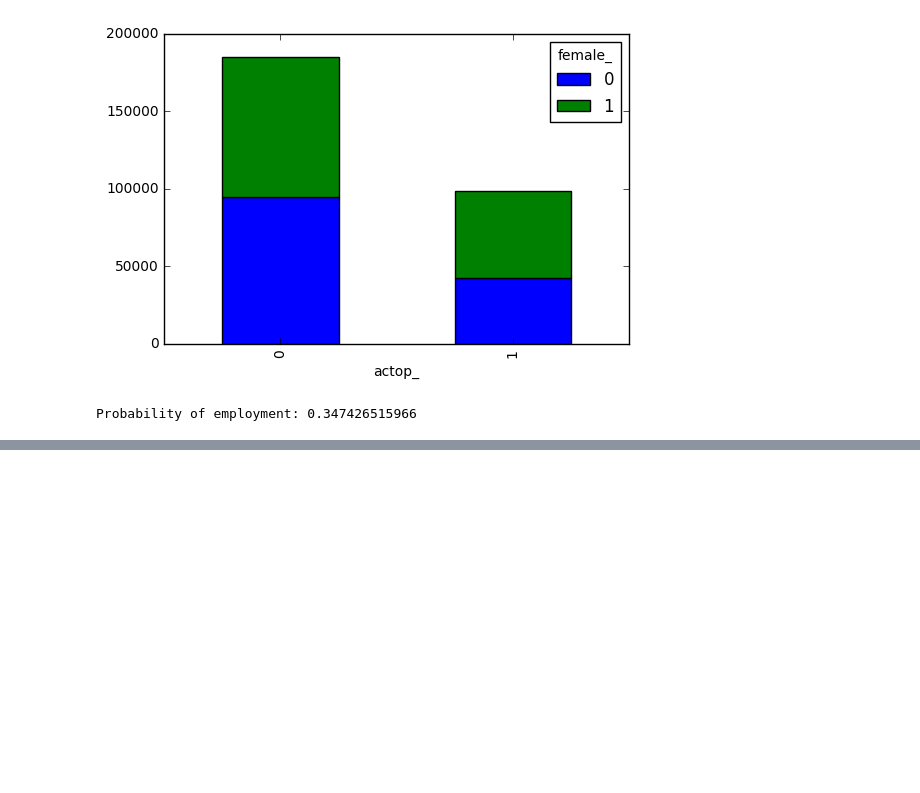
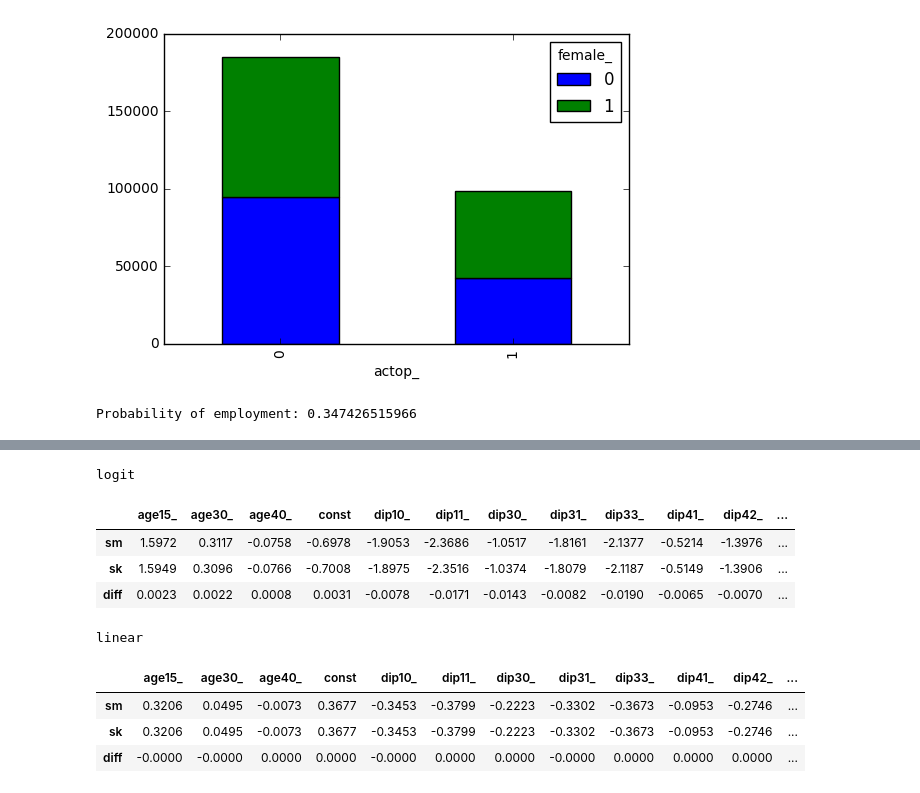
Before and after one commit to ncocacola/econml, a Jupyter notebook: python/eec15.ipynb, the cells around one changed output, grey strips where cells are left out. Saved outputs shown, nothing was run; the diff lists cells and outputs as text; code cells hidden in the pictures; blank space fills up the shorter version.

```diff
--- a/python/eec15.ipynb
+++ b/python/eec15.ipynb
@@ -88,0 +97,24 @@ Probability of employment: 0.347426515966
+# %%
+models = OrderedDict({
+    "linear_sk": linear_model.LinearRegression(fit_intercept=True).fit(X["t1"], y["t1"]),
+    "linear_sm": sm.OLS(y["t1"], sm.add_constant(X["t1"])).fit(disp=False),
+
+    "logit_sk": linear_model.LogisticRegression(solver="sag").fit(X["t1"], y["t1"]),
+    "logit_sm": sm.Logit(y["t1"], sm.add_constant(X["t1"])).fit(disp=False),
+
+#     "probit_sk": no `probit` in sci-kit learn
+    "probit_sm": sm.Probit(y["t1"], sm.add_constant(X["t1"])).fit(disp=False),
+})
+# %%
+# These functions allow us to enable/disable models throughout the notebook
+# by simply commenting them out in the dictionary above
+def enabled(models_list):
+    if not isinstance(models_list, list):
+        raise Exception("Argument to 'enabled()' should be a list.")
+    return all([m in models for m in models_list])
+
+def enabled_models(models_list):
+    return [x for x in models_list if x in models]
+
+def model_type(model):
+    return model[:-3]
@@ -88,0 +144,31 @@ Probability of employment: 0.347426515966
+# %%
+# Compare the coefficients from both fits (they should be the same)
+regressors = list(X["t1"].columns) + ["const"]
+coeffs = {}
+
+if enabled(["linear_sm", "linear_sk"]):
+    coeffs["linear"] = pd.DataFrame(index=regressors)
+    coeffs["linear"]["sm"] = models["linear_sm"].params
+    coeffs["linear"]["sk"] = pd.Series(np.append(models["linear_sk"].coef_, models["linear_sk"].intercept_), index=regressors)
+    coeffs["linear"]["diff"] = coeffs["linear"]["sm"] - coeffs["linear"]["sk"]
+
+if enabled(["logit_sm", "logit_sk"]):
+    coeffs["logit"] = pd.DataFrame(index=regressors)
+    coeffs["logit"]["sm"] = models["logit_sm"].params
+    coeffs["logit"]["sk"] = pd.Series(np.append(models["logit_sk"].coef_, models["logit_sk"].intercept_), index=regressors)
+    coeffs["logit"]["diff"] = coeffs["logit"]["sm"] - coeffs["logit"]["sk"]
+
+for mtype in coeffs:
+    print mtype
+    display(coeffs[mtype].sort_index().transpose())
+# %% [output]
+logit
+|  | age15_ | age30_ | age40_ | const | dip10_ | dip11_ | dip30_ | dip31_ | dip33_ | dip41_ | dip42_ | ... |
+| sm | 1.5972 | 0.3117 | -0.0758 | -0.6978 | -1.9053 | -2.3686 | -1.0517 | -1.8161 | -2.1377 | -0.5214 | -1.3976 | ... |
+| sk | 1.5949 | 0.3096 | -0.0766 | -0.7008 | -1.8975 | -2.3516 | -1.0374 | -1.8079 | -2.1187 | -0.5149 | -1.3906 | ... |
+| diff | 0.0023 | 0.0022 | 0.0008 | 0.0031 | -0.0078 | -0.0171 | -0.0143 | -0.0082 | -0.0190 | -0.0065 | -0.0070 | ... |
+linear
+|  | age15_ | age30_ | age40_ | const | dip10_ | dip11_ | dip30_ | dip31_ | dip33_ | dip41_ | dip42_ | ... |
+| sm | 0.3206 | 0.0495 | -0.0073 | 0.3677 | -0.3453 | -0.3799 | -0.2223 | -0.3302 | -0.3673 | -0.0953 | -0.2746 | ... |
+| sk | 0.3206 | 0.0495 | -0.0073 | 0.3677 | -0.3453 | -0.3799 | -0.2223 | -0.3302 | -0.3673 | -0.0953 | -0.2746 | ... |
+| diff | -0.0000 | -0.0000 | 0.0000 | 0.0000 | -0.0000 | 0.0000 | 0.0000 | -0.0000 | 0.0000 | 0.0000 | 0.0000 | ... |
```
Also changed, not shown: parts of 9 cells of this notebook.
